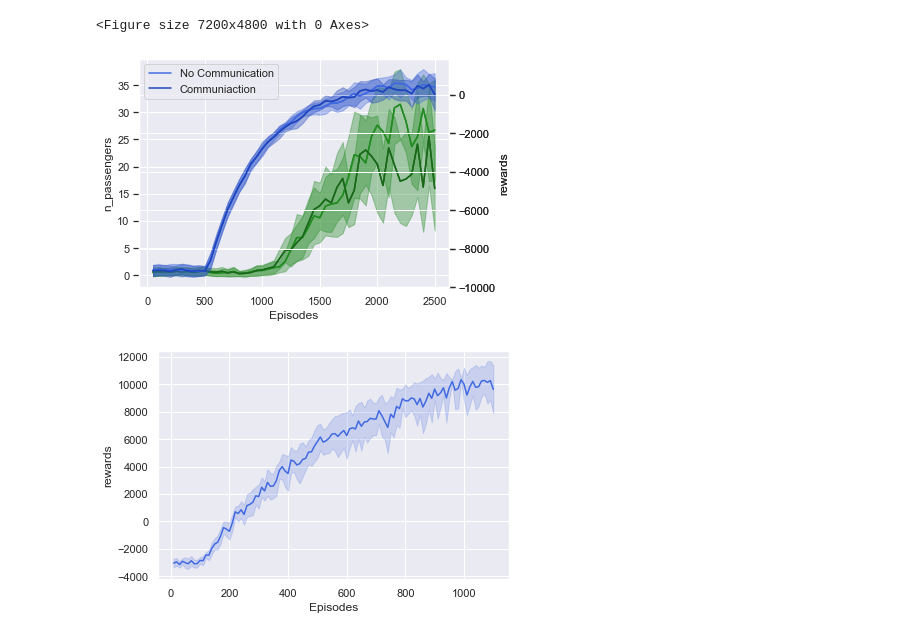
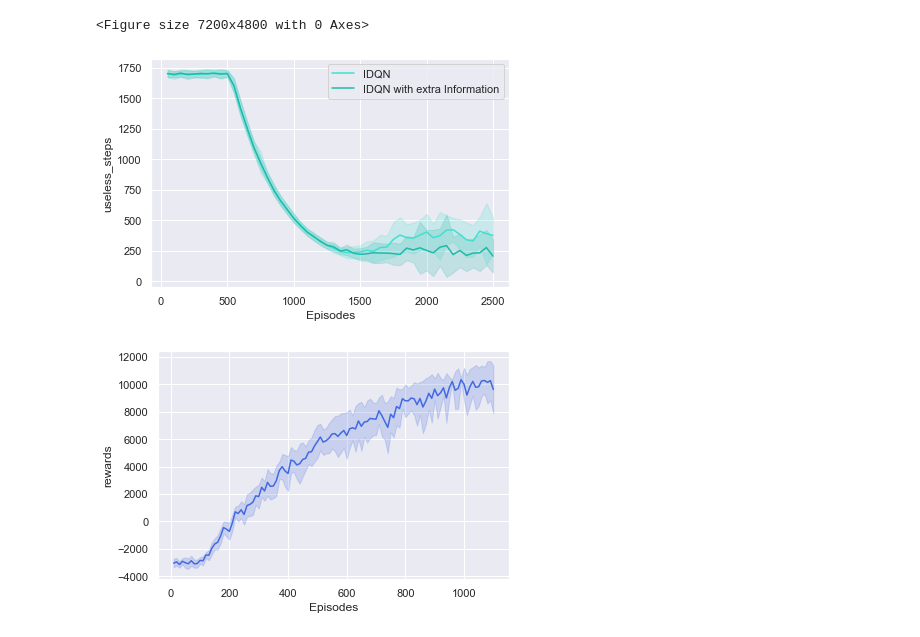
Before and after one commit to nikolim/cablab, a Jupyter notebook: common/create_plots.ipynb, the cells around one changed output. Saved outputs shown, nothing was run; the diff lists cells and outputs as text; code cells hidden in the pictures.

```diff
--- a/common/create_plots.ipynb
+++ b/common/create_plots.ipynb
@@ -11,22 +11,22 @@ files = ["/home/niko/Info/cablab/runs/ma-dqn/98/logs_summed.csv", "/home/niko/In
 
 output_path = "/home/niko/Desktop/runs"
 
-ids = ["n_passengers", "rewards"]
+ids = ["useless_steps"]
 
-labels = ["No Communication", "Communiaction"]
+labels = ["IDQN", "IDQN with extra Information"]
 # %%
 def plot_from_files():
     dfs = []
     for file in files:
         df = pd.DataFrame()
         df = pd.read_csv(file)
         dfs.append(df)
 
-    plotting.plot_mult_agent(dfs, ids, output_path,labels, double_scale=True)
+    plotting.plot_mult_agent(dfs, ids, output_path,labels)
 
 plot_from_files()
 # %% [output]
-[figure, old version]
+[figure, new version]
 # %%
 folder_path = '/home/niko/Info/cablab/runs/ma-dqn/58/'
 file_names = ['logs1.csv', 'logs2.csv']
```
Also changed, not shown: 2 other files.
